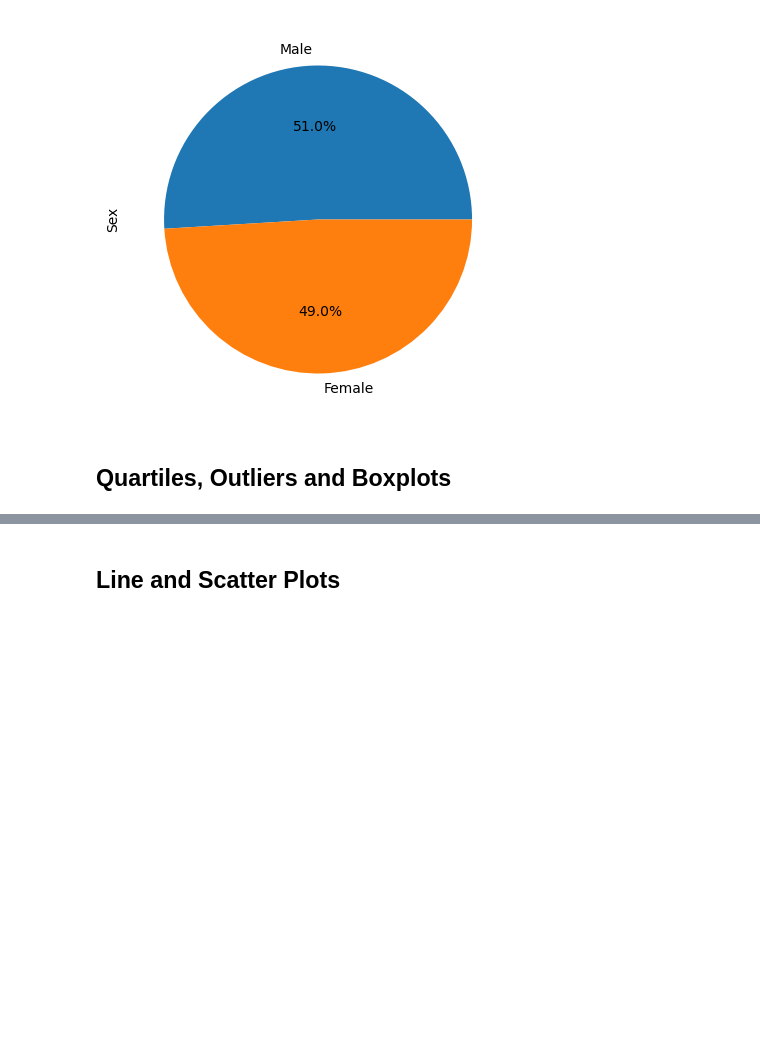
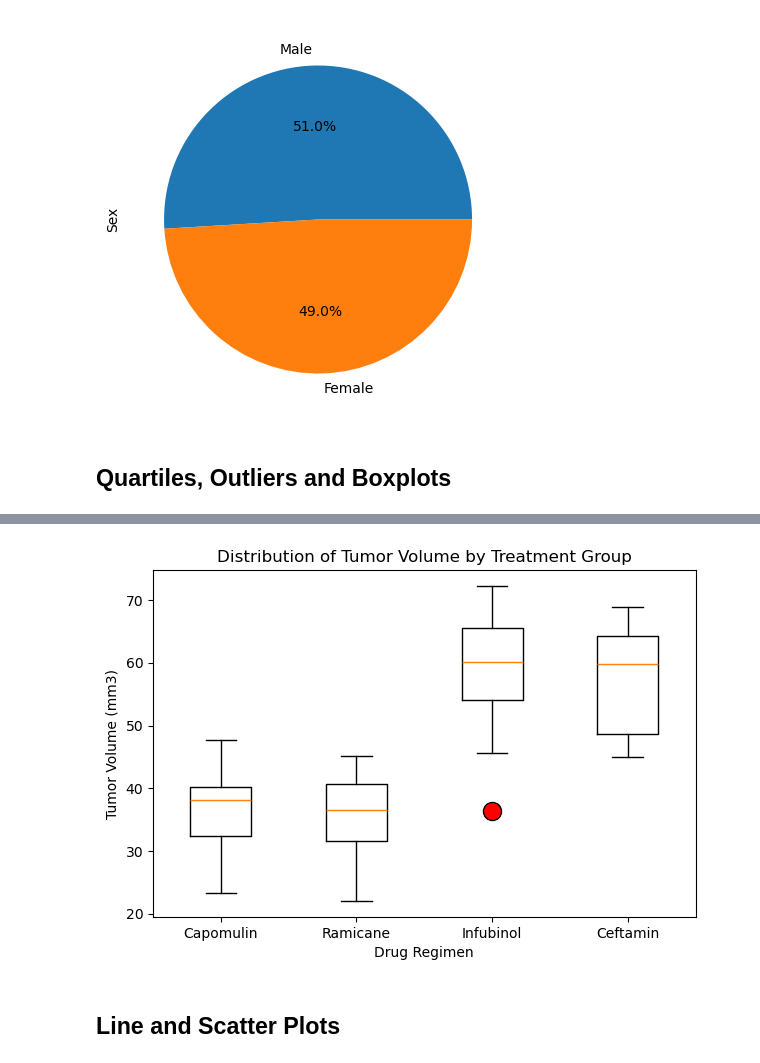
Before and after one commit to j91k/matplotlib-challenge, a Jupyter notebook: pymaceuticals_starter_jimmy.ipynb, the cells around one changed output, grey strips where cells are left out. Cells and saved outputs as stored; diff of their text form; code cells hidden in the pictures; blank space fills up the shorter version.

```diff
--- a/pymaceuticals_starter_jimmy.ipynb
+++ b/pymaceuticals_starter_jimmy.ipynb
@@ -192,18 +211,35 @@ plt.show()
 # %%
 # Put treatments into a list for for loop (and later for plot labels)
+treatment_regime = ["Capomulin", "Ramicane", "Infubinol", "Ceftamin"]
+final_tumor_volume = combined_data_max_timepoint[combined_data_max_timepoint["Drug Regimen"].isin(treatment_regime)]
 
+# Create a dictionary to store data for each treatment
+treatment_data = {}
+outliers = {}
+tumor_vol_data = []
+
+for treatment in treatment_regime:
+    treatment_data[treatment] = final_tumor_volume[final_tumor_volume["Drug Regimen"] == treatment]
 
 # Create empty list to fill with tumor vol data (for plotting)
+    tumor_vol_data.append(treatment_data[treatment]["Tumor Volume (mm3)"].tolist())
 
-
-# Calculate the IQR and quantitatively determine if there are any potential outliers.
-
-
-    # Locate the rows which contain mice on each drug and get the tumor volumes
-
+# Locate the rows which contain mice on each drug and get the tumor volumes
+    tumor_volumes = treatment_data[treatment]["Tumor Volume (mm3)"]
 
     # add subset
-
+    Q1 = tumor_volumes.quantile(0.25)
+    Q3 = tumor_volumes.quantile(0.75)
+    IQR = Q3 - Q1
 
     # Determine outliers using upper and lower bounds
+    lower_bound = Q1 - (1.5 * IQR)
+    upper_bound = Q3 + (1.5 * IQR)
+    outliers[treatment] = tumor_volumes[(tumor_volumes < lower_bound) | (tumor_volumes > upper_bound)]
+
+    print(f"{treatment}'s potential outliers:")
+    if not outliers[treatment].empty:
+        print(outliers[treatment])
+    else:
+        print("Series([], Name: Tumor Volume (mm3), dtype: float64)")
 # %% [output]
@@ -219,2 +255,15 @@ Ceftamin's potential outliers: Series([], Name: Tumor Volume (mm3), dtype: float
+# %%
+# Generate a box plot that shows the distribution of the tumor volume for each treatment group.
+plt.figure(figsize=(7, 4.5))
+plt.boxplot(tumor_vol_data, labels=treatment_regime, flierprops=dict(marker='o', markerfacecolor='red', markersize=13))
+
+# Add title and labels
+plt.title('Distribution of Tumor Volume by Treatment Group')
+plt.xlabel('Drug Regimen')
+plt.ylabel('Tumor Volume (mm3)')
+
+plt.show()
+# %% [output]
+[figure, added]
 # %% [markdown]
 ## Line and Scatter Plots
```
Also changed, not shown: parts of 13 cells of this notebook.
